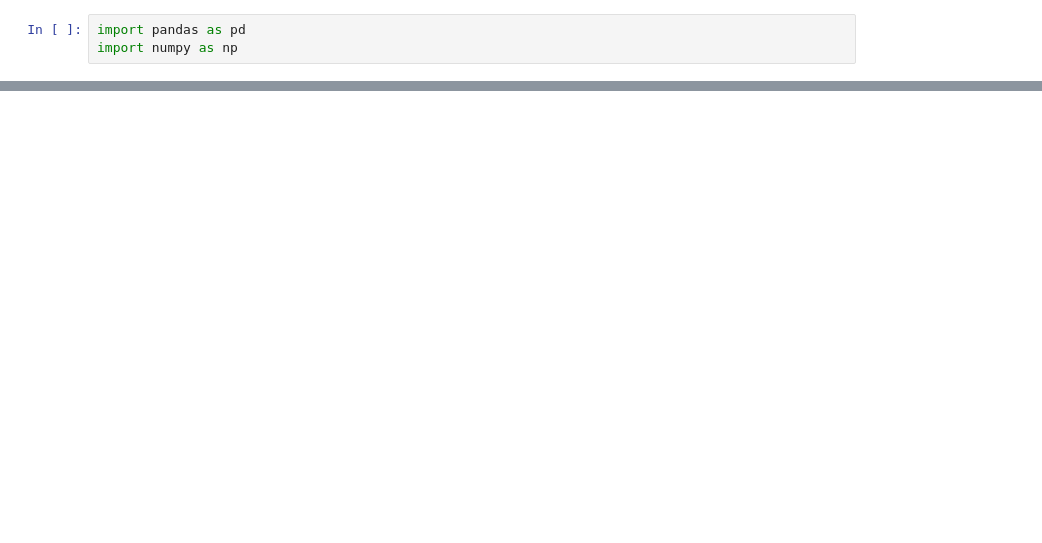
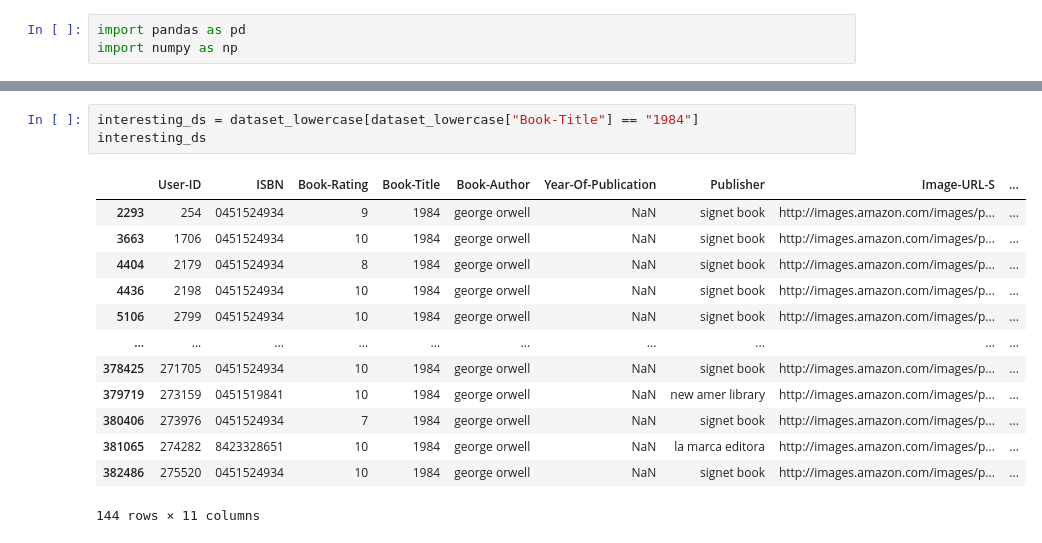
Before and after one commit to zlochina/book-recommendation-app, a Jupyter notebook: src/book_recommendation_prod/data_inspection.ipynb, the cells around one changed output, grey strips where cells are left out. Saved outputs shown, nothing was run; the diff lists cells and outputs as text; blank space fills up the shorter version.

```diff
--- a/src/book_recommendation_prod/data_inspection.ipynb
+++ b/src/book_recommendation_prod/data_inspection.ipynb
@@ -310,0 +255,17 @@ book_title
+# %%
+interesting_ds = dataset_lowercase[dataset_lowercase["Book-Title"] == "1984"]
+interesting_ds
+# %% [output]
+|  | User-ID | ISBN | Book-Rating | Book-Title | Book-Author | Year-Of-Publication | Publisher | Image-URL-S | ... |
+| 2293 | 254 | 0451524934 | 9 | 1984 | george orwell | NaN | signet book | http://images.amazon.com/images/p... | ... |
+| 3663 | 1706 | 0451524934 | 10 | 1984 | george orwell | NaN | signet book | http://images.amazon.com/images/p... | ... |
+| 4404 | 2179 | 0451524934 | 8 | 1984 | george orwell | NaN | signet book | http://images.amazon.com/images/p... | ... |
+| 4436 | 2198 | 0451524934 | 10 | 1984 | george orwell | NaN | signet book | http://images.amazon.com/images/p... | ... |
+| 5106 | 2799 | 0451524934 | 10 | 1984 | george orwell | NaN | signet book | http://images.amazon.com/images/p... | ... |
+| ... | ... | ... | ... | ... | ... | ... | ... | ... | ... |
+| 378425 | 271705 | 0451524934 | 10 | 1984 | george orwell | NaN | signet book | http://images.amazon.com/images/p... | ... |
+| 379719 | 273159 | 0451519841 | 10 | 1984 | george orwell | NaN | new amer library | http://images.amazon.com/images/p... | ... |
+| 380406 | 273976 | 0451524934 | 7 | 1984 | george orwell | NaN | signet book | http://images.amazon.com/images/p... | ... |
+| 381065 | 274282 | 8423328651 | 10 | 1984 | george orwell | NaN | la marca editora | http://images.amazon.com/images/p... | ... |
+| 382486 | 275520 | 0451524934 | 10 | 1984 | george orwell | NaN | signet book | http://images.amazon.com/images/p... | ... |
+144 rows × 11 columns
```
Also changed, not shown: parts of 53 cells of this notebook, 5 other files.
